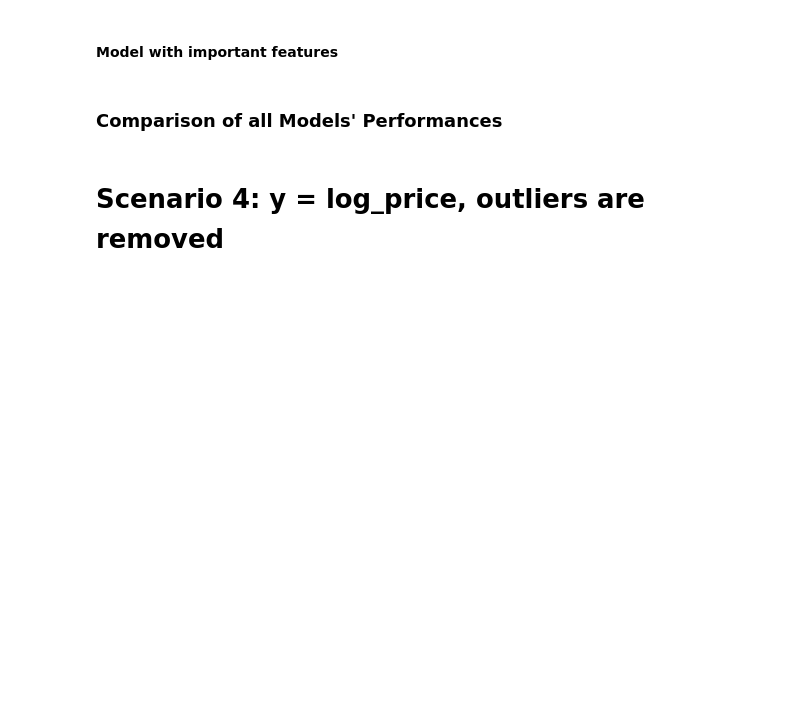
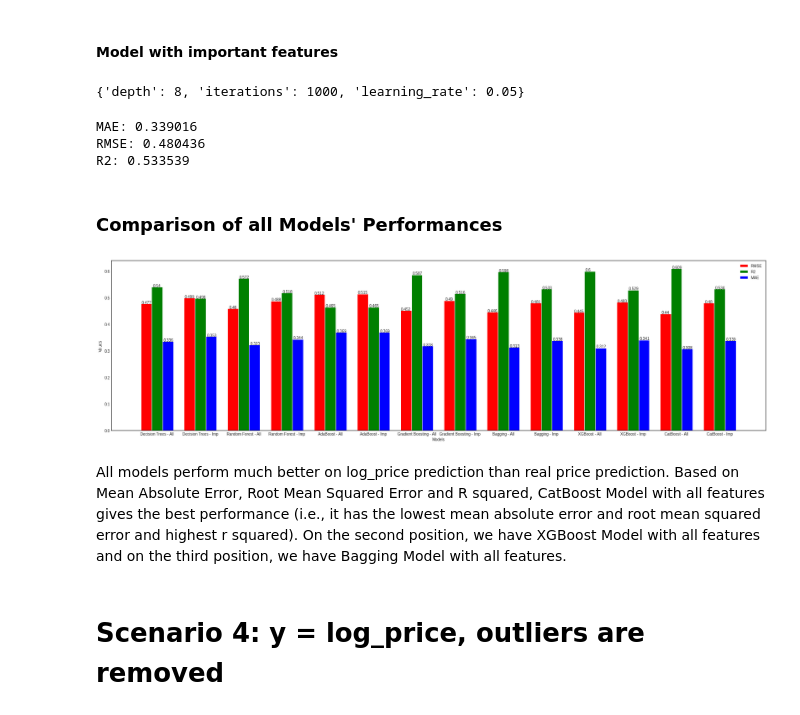
Before and after one commit to nguyen-nhat-mai/ensemble_project, a Jupyter notebook: Airbnb_Price_Prediction.ipynb, the cells around one changed output. Saved outputs shown, nothing was run; the diff lists cells and outputs as text; code cells hidden in the pictures; blank space fills up the shorter version.

```diff
--- a/Airbnb_Price_Prediction.ipynb
+++ b/Airbnb_Price_Prediction.ipynb
@@ -2070,14 +2110,14 @@ print('R2: %f' % r2_gb_all)
 #### Model with important features
 # %%
 # Define the GridSearchCV object
-grid_search_gb4 = GridSearchCV(estimator=gb_regressor, param_grid=params_gb, cv=3)
+grid_search_gb2 = GridSearchCV(estimator=gb_regressor, param_grid=params_gb, cv=3)
 
 # Train the model with GridSearchCV
-grid_search_gb4.fit(X_train_new_wo,y_train_new_wo)
+grid_search_gb2.fit(X_train_new,y_train_new)
 
 # Get the best parameters and the best score
-best_params4 = grid_search_gb4.best_params_
-best_score4 = grid_search_gb4.best_score_
+best_params2 = grid_search_gb2.best_params_
+best_score = grid_search_gb2.best_score_
 # %%
 # Use the best parameters to train a new model
 best_gb_regressor2 = GradientBoostingRegressor(**best_params2, random_state=3)
@@ -2214,7 +2280,7 @@ pred_xgb2  = xgb_reg_best2.predict(X_test_new)
 # %%
-mae_xgb_imp2 = mean_absolute_error(y_test_new_wo, pred_xgb4)
-rmse_xgb_imp2 = np.sqrt(mean_squared_error(y_test_new_wo, pred_xgb4))
-r2_xgb_imp2 = r2_score(y_test_new_wo, pred_xgb4)
-print('MAE: %f' % mae_xgb_imp2)
-print('RMSE: %f' % rmse_xgb_imp2)
-print('R2: %f' % r2_xgb_imp2)
+mae_xgb_imp = mean_absolute_error(y_test_new, pred_xgb2)
+rmse_xgb_imp = np.sqrt(mean_squared_error(y_test_new, pred_xgb2))
+r2_xgb_imp = r2_score(y_test_new, pred_xgb2)
+print('MAE: %f' % mae_xgb_imp)
+print('RMSE: %f' % rmse_xgb_imp)
+print('R2: %f' % r2_xgb_imp)
@@ -2259,6 +2335,8 @@ print(grid_search_cat2.best_params_)
 
 # Make predictions on the test set using the best model
 pred_cat2 = grid_search_cat2.predict(X_test_new)
+# %% [output]
+{'depth': 8, 'iterations': 1000, 'learning_rate': 0.05}
 # %%
 mae_cat_imp = mean_absolute_error(y_test_new, pred_cat2)
 rmse_cat_imp = np.sqrt(mean_squared_error(y_test_new, pred_cat2))
@@ -2266,6 +2344,10 @@ r2_cat_imp = r2_score(y_test_new, pred_cat2)
 print('MAE: %f' % mae_cat_imp)
 print('RMSE: %f' % rmse_cat_imp)
 print('R2: %f' % r2_cat_imp)
+# %% [output]
+MAE: 0.339016
+RMSE: 0.480436
+R2: 0.533539
 # %% [markdown]
 ### Comparison of all Models' Performances
 # %%
@@ -2291,38 +2373,42 @@ r3 = [x + bar_width for x in r2]
 # Create the bar chart
 plt.bar(r1, rmse_values, color='r', width=bar_width, edgecolor='white', label='RMSE')
 plt.bar(r2, r2_values, color='g', width=bar_width, edgecolor='white', label='R2')
-plt.bar(r3, mae_values, color='b', width=bar_width, edgecolor='white', label='MSE')
+plt.bar(r3, mae_values, color='b', width=bar_width, edgecolor='white', label='MAE')
 
 # Add xticks on the middle of the group bars
 plt.xlabel('Models')
 plt.xticks([r + bar_width for r in range(len(rmse_values))], models)
 
 # Add y-axis label
 plt.ylabel('Values')
 
 # Add a legend
 plt.legend()
 
 # Define a function to add data labels to the bar plot
 def add_labels_rmse(values):
     for i, v in enumerate(values):
         plt.text(i, v, str(round(v,3)), ha='center')
 
 def add_labels_r2(values):
     for i, v in enumerate(values):
         plt.text(i+0.15, v, str(round(v,3)), ha='left')
 
 def add_labels_mae(values):
     for i, v in enumerate(values):
         plt.text(i+0.4, v, str(round(v,3)), ha='left')
 
 # Call the function for each bar chart
 add_labels_rmse(rmse_values)
 add_labels_r2(r2_values)
 add_labels_mae(mae_values)
 
 # Show the chart
 plt.show()
+# %% [output]
+[figure, added]
+# %% [markdown]
+All models perform much better on log_price prediction than real price prediction. Based on Mean Absolute Error, Root Mean Squared Error and R squared, CatBoost Model with all features gives the best performance (i.e., it has the lowest mean absolute error and root mean squared error and highest r squared). On the second position, we have XGBoost Model with all features and on the third position, we have Bagging Model with all features.
 # %% [markdown]
 # Scenario 4: y = log_price, outliers are removed
 # %%
```
Also changed, not shown: parts of 27 cells of this notebook.
